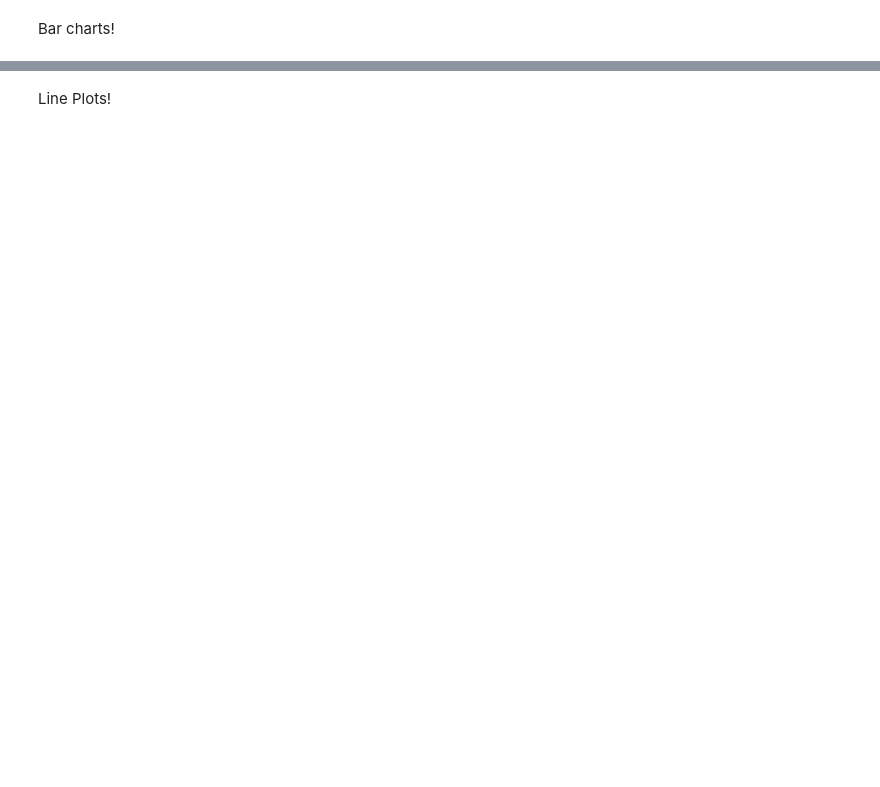
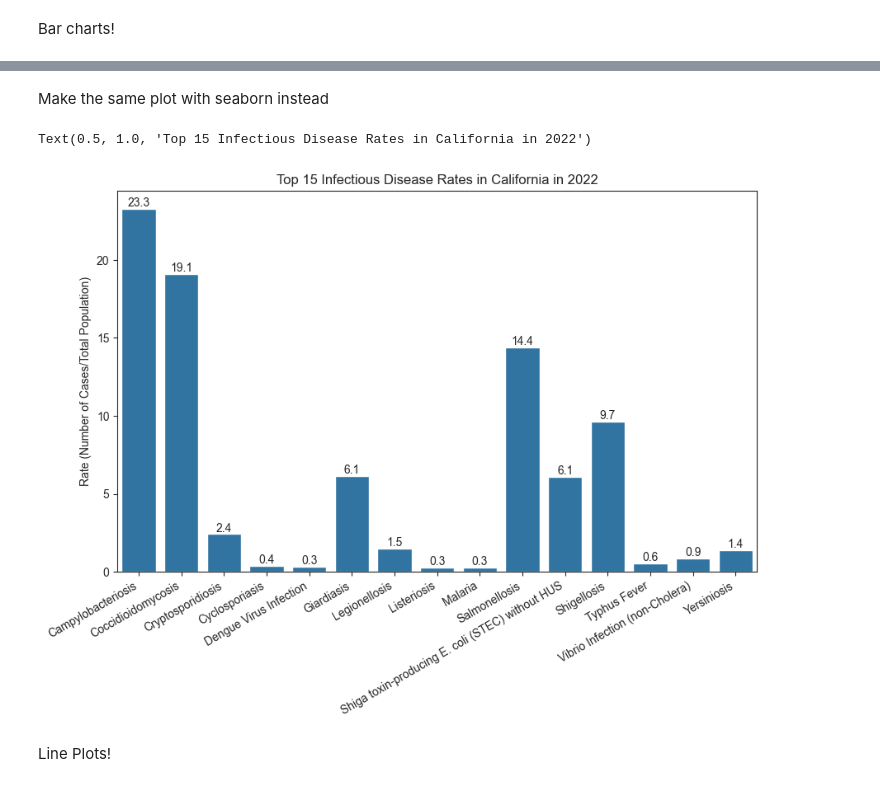
Before and after one commit to alessiakz/infectious-disease-surveillance, a Jupyter notebook: code/03_figures.ipynb, the cells around one changed output, grey strips where cells are left out. Saved outputs shown, nothing was run; the diff lists cells and outputs as text; code cells hidden in the pictures; blank space fills up the shorter version.

```diff
--- a/code/03_figures.ipynb
+++ b/code/03_figures.ipynb
@@ -41,2 +129,27 @@ TypeError: '<' not supported between instances of 'int' and 'str'
+# %% [markdown]
+Make the same plot with seaborn instead
+# %%
+plt.figure(figsize=(10,6))
+sns.set_style("ticks")
+
+ax = sns.barplot(
+    x="Disease",
+    y="Rate",
+    data=df_filter
+)
+for p in ax.patches:
+    height = p.get_height()
+    ax.text(p.get_x() + p.get_width() / 2, height,
+            f'{height:.1f}',  # Format the rate with 1 decimal place
+            ha='center', va='bottom')
+
+
+plt.xticks(rotation=30, ha="right")
+plt.xlabel(None)
+plt.ylabel("Rate (Number of Cases/Total Population)")
+plt.title("Top 15 Infectious Disease Rates in California in 2022")
+# %% [output]
+Text(0.5, 1.0, 'Top 15 Infectious Disease Rates in California in 2022')
+[figure, added]
 # %% [markdown]
 Line Plots!
```
Also changed, not shown: parts of 11 cells of this notebook.
